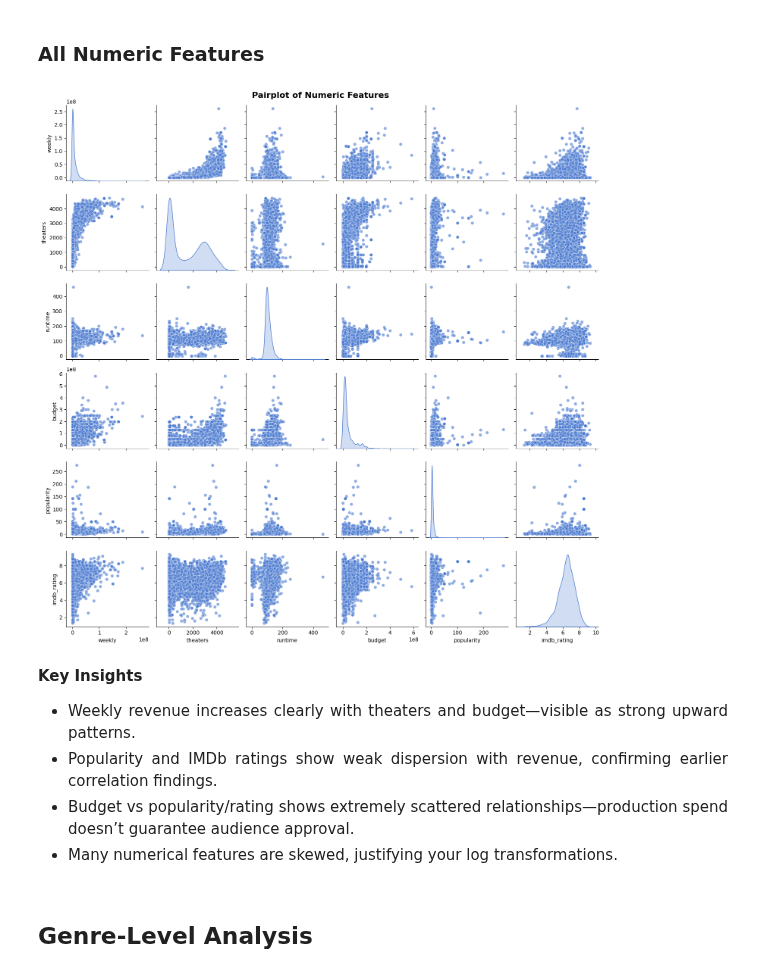
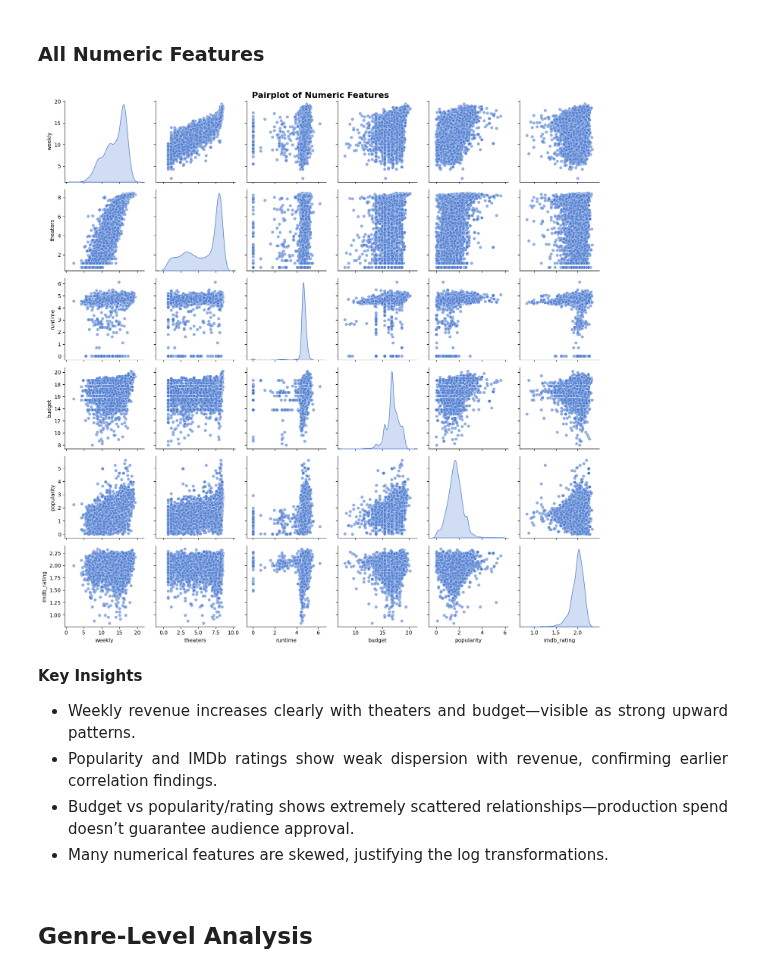
Before and after one commit to tasnimtalha09/applied-machine-learning-for-business, a Jupyter notebook: 02_predicting_box_office_proceeds/box_office_predictions.ipynb, the cells around one changed output. Cells and saved outputs as stored; diff of their text form; code cells hidden in the pictures.

```diff
--- a/02_predicting_box_office_proceeds/box_office_predictions.ipynb
+++ b/02_predicting_box_office_proceeds/box_office_predictions.ipynb
@@ -534,21 +534,21 @@ plt.show()
 # %%
 # Log-transforming the numeric columns for better visualization
 df_log = df[numeric_cols].apply(np.log1p)
 
 # Setting up the plot
 sns.pairplot(
-    data = df,
+    data = df_log,
     vars = numeric_cols,
     diag_kind = "kde",
     plot_kws = {"alpha": 0.6}
 )
 
 # Customizing the plot
 plt.suptitle("Pairplot of Numeric Features", fontsize = 16, fontweight = "bold")
 plt.tight_layout()
 plt.show()
 # %% [output]
-[figure, old version]
+[figure, new version]
 # %% [markdown]
 <div style="text-align: justify;">
 
@@ -556,7 +556,7 @@ plt.show()
 * Weekly revenue increases clearly with theaters and budget—visible as strong upward patterns.
 * Popularity and IMDb ratings show weak dispersion with revenue, confirming earlier correlation findings.
 * Budget vs popularity/rating shows extremely scattered relationships—production spend doesn’t guarantee audience approval.
-* Many numerical features are skewed, justifying your log transformations.
+* Many numerical features are skewed, justifying the log transformations.
 
 </div>
 # %% [markdown]
```
Also changed, not shown: parts of 47 cells of this notebook, 19 other files.
